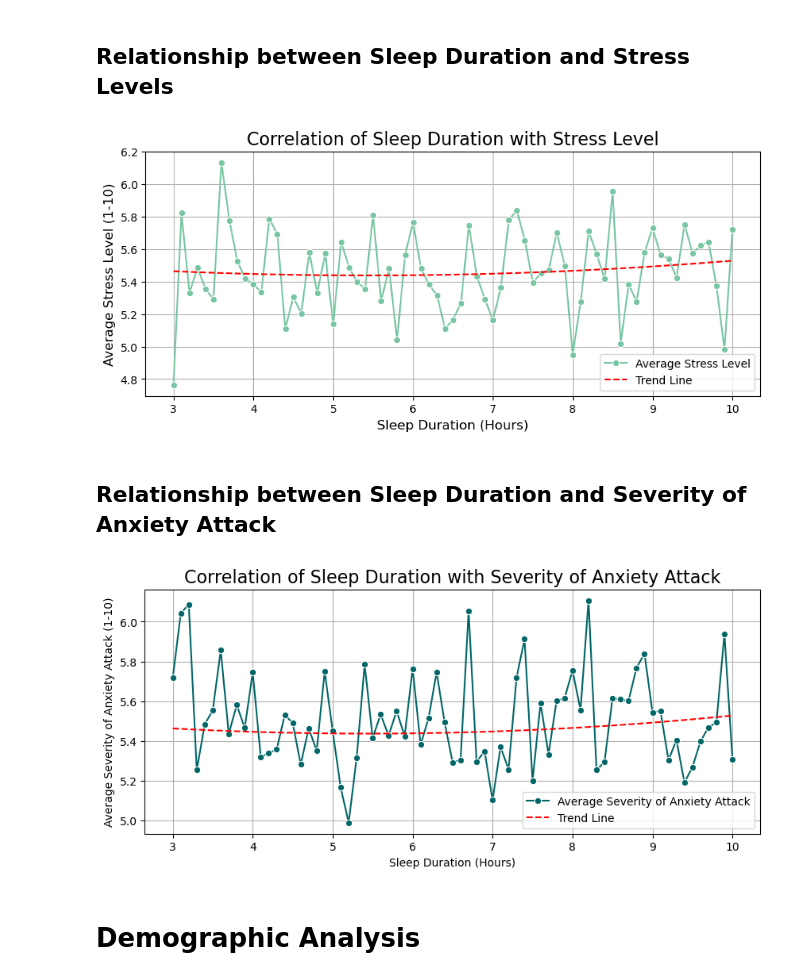
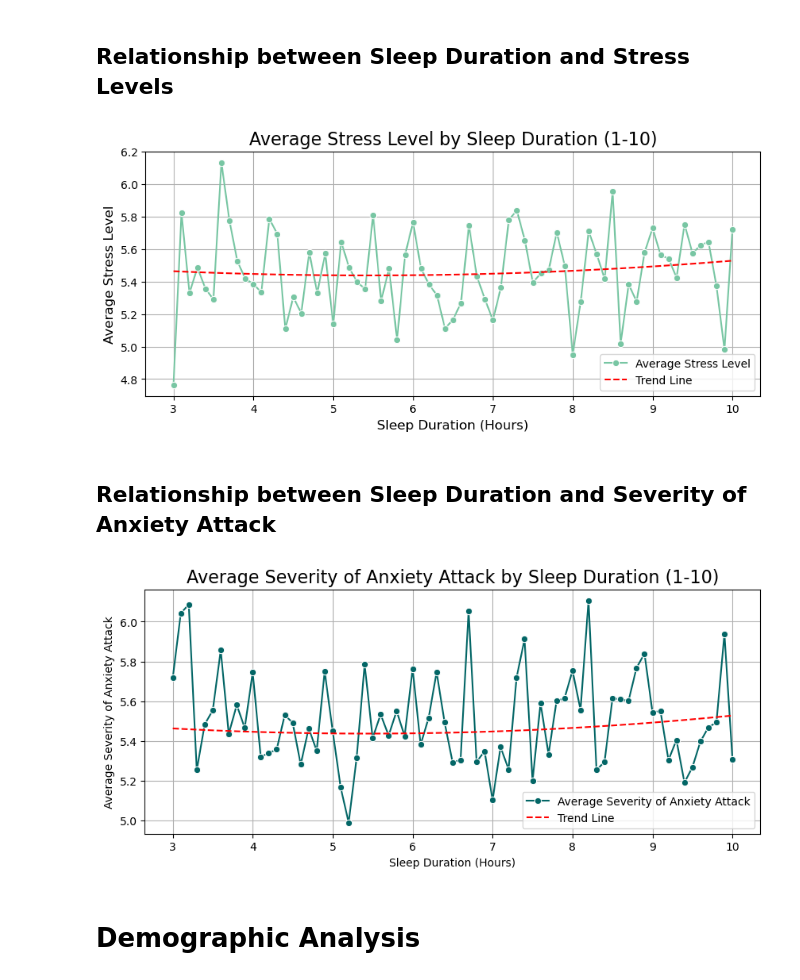
Before and after one commit to jonc1412/EDA-projects, a Jupyter notebook: anxiety-attack/anxiety_attack_analysis.ipynb, the cells around one changed output. Drawn from its saved outputs; the diff is of its cells as text; code cells hidden in the pictures.

```diff
--- a/anxiety-attack/anxiety_attack_analysis.ipynb
+++ b/anxiety-attack/anxiety_attack_analysis.ipynb
@@ -124,43 +126,43 @@ plt.show()
 # %% [markdown]
 ## Relationship between Sleep Duration and Stress Levels
 # %%
-sleep_relationship = df.groupby('Sleep Hours')[['Stress Level (1-10)', 'Severity of Anxiety Attack (1-10)']].mean().reset_index()
+sleep_relationship = df.groupby('Sleep Hours')[['Stress', 'Anxiety Attack']].mean().reset_index()
 
 x_stress = sleep_relationship['Sleep Hours']
-y_stress = sleep_relationship['Stress Level (1-10)']
+y_stress = sleep_relationship['Stress']
 
 trend_stress = np.poly1d(np.polyfit(x_stress, y_stress, 2))
 
 plt.figure(figsize=(10, 4))
-sns.lineplot(data=sleep_relationship, x='Sleep Hours', y='Stress Level (1-10)', label='Average Stress Level', marker='o', color=colors[2])
+sns.lineplot(data=sleep_relationship, x='Sleep Hours', y='Stress', label='Average Stress Level', marker='o', color=colors[2])
 plt.plot(x_stress, trend_stress(x_stress), label='Trend Line', linestyle='--', color='red')
-plt.title('Correlation of Sleep Duration with Stress Level', fontsize=16)
+plt.title('Average Stress Level by Sleep Duration (1-10)', fontsize=16)
 plt.xlabel('Sleep Duration (Hours)', fontsize=12)
-plt.ylabel('Average Stress Level (1-10)', fontsize=12)
+plt.ylabel('Average Stress Level', fontsize=12)
 plt.legend()
 plt.grid(True)
 plt.show()
 # %% [output]
-[figure, old version]
+[figure, new version]
 # %% [markdown]
 ## Relationship between Sleep Duration and Severity of Anxiety Attack
 # %%
 x_anxiety = sleep_relationship['Sleep Hours']
-y_anxiety = sleep_relationship['Severity of Anxiety Attack (1-10)']
+y_anxiety = sleep_relationship['Anxiety Attack']
 
 trend_anxiety = np.poly1d(np.polyfit(x_anxiety, y_anxiety, 2))
 
 plt.figure(figsize=(10, 4))
-sns.lineplot(data=sleep_relationship, x='Sleep Hours', y='Severity of Anxiety Attack (1-10)', label='Average Severity of Anxiety Attack', marker='o', color=colors[9])
+sns.lineplot(data=sleep_relationship, x='Sleep Hours', y='Anxiety Attack', label='Average Severity of Anxiety Attack', marker='o', color=colors[9])
 plt.plot(x_stress, trend_stress(x_stress), label='Trend Line', linestyle='--', color='red')
-plt.title('Correlation of Sleep Duration with Severity of Anxiety Attack', fontsize=16)
+plt.title('Average Severity of Anxiety Attack by Sleep Duration (1-10)', fontsize=16)
 plt.xlabel('Sleep Duration (Hours)', fontsize=10)
-plt.ylabel('Average Severity of Anxiety Attack (1-10)', fontsize=10)
+plt.ylabel('Average Severity of Anxiety Attack', fontsize=10)
 plt.legend()
 plt.grid(True)
 plt.show()
 # %% [output]
-[figure, old version]
+[figure, new version]
 # %% [markdown]
 # Demographic Analysis
 # %%
```
Also changed, not shown: parts of 4 cells of this notebook.
